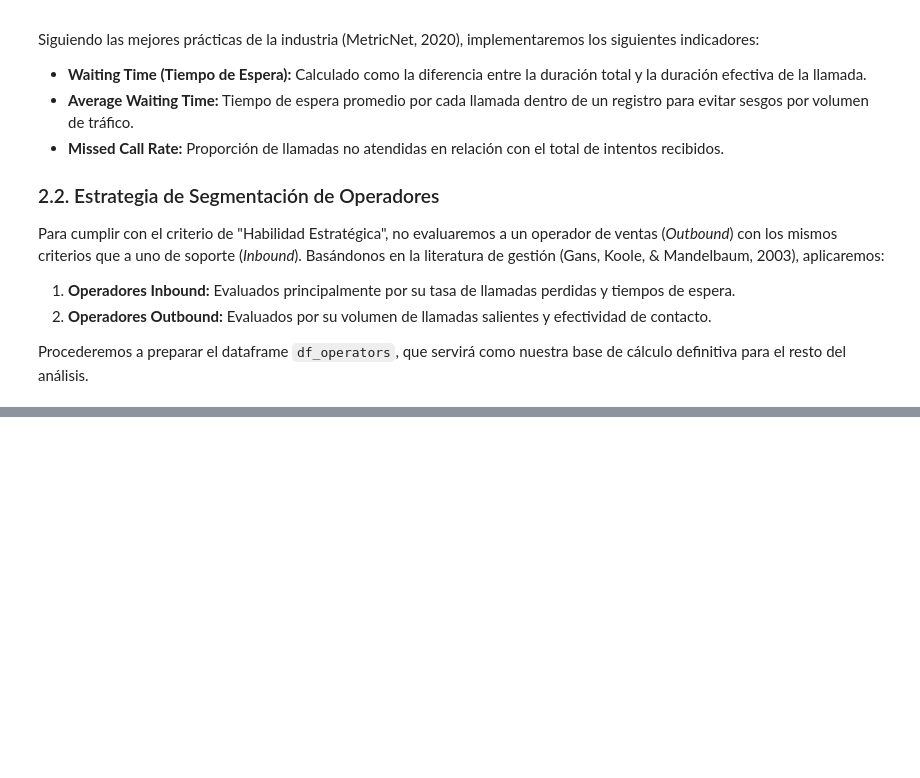
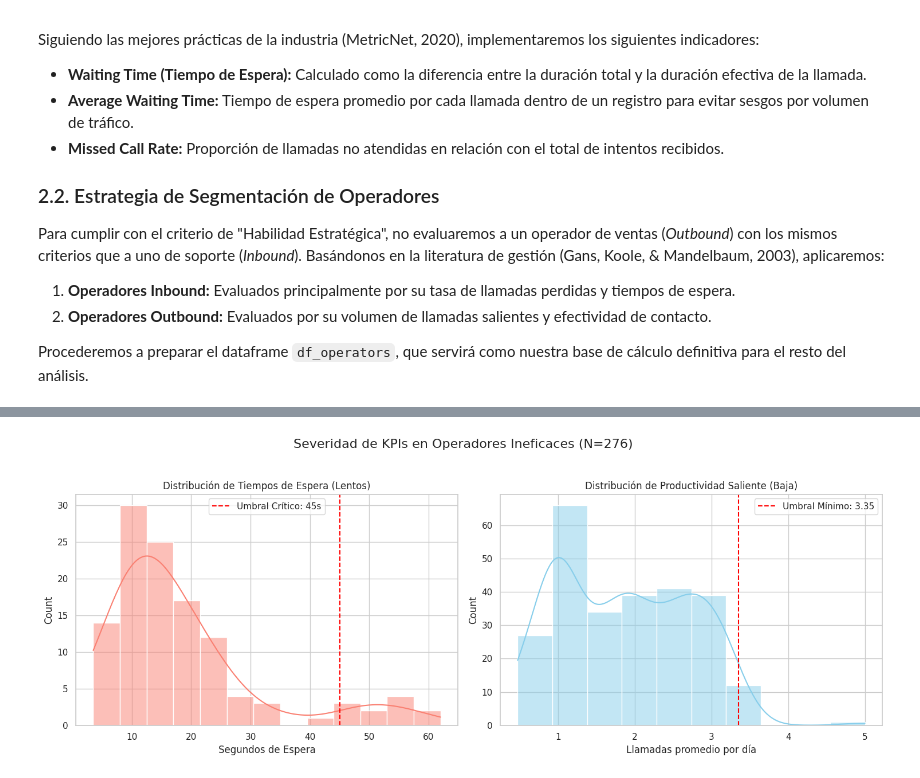
Before and after one commit to gersonv-bda/telecom-operator-efficiency, a Jupyter notebook: notebooks/notebook.ipynb, the cells around one changed output, grey strips where cells are left out. Cells and saved outputs as stored; diff of their text form; code cells hidden in the pictures; blank space fills up the shorter version.

```diff
--- a/notebooks/notebook.ipynb
+++ b/notebooks/notebook.ipynb
@@ -844,0 +765,32 @@ else:
+# %%
+# ==============================================================================
+# PASO 3.2.1: Visualización de la Severidad de la Ineficacia
+# ==============================================================================
+
+# Filtrar solo a los ineficaces detectados en el paso 3.1.1
+df_inefficient = ops_performance[ops_performance['is_inefficient'] == True]
+n_inefficient = len(df_inefficient)
+
+fig, axes = plt.subplots(1, 2, figsize=(15, 6))
+fig.suptitle(f'Severidad de KPIs en Operadores Ineficaces (N={n_inefficient})', fontsize=16)
+
+# Histograma 1: Tiempo de Espera (Inbound/Mixed)
+data_wait = df_inefficient[df_inefficient['role'].isin(['Inbound', 'Mixed'])]['avg_in_wait_time']
+sns.histplot(data_wait, kde=True, ax=axes[0], color='salmon')
+axes[0].axvline(UMBRAL_ESPERA, color='red', linestyle='--', label=f'Umbral Crítico: {UMBRAL_ESPERA}s')
+axes[0].set_title('Distribución de Tiempos de Espera (Lentos)')
+axes[0].set_xlabel('Segundos de Espera')
+axes[0].legend()
+
+# Histograma 2: Llamadas Salientes Diarias (Outbound/Mixed)
+data_out = df_inefficient[df_inefficient['role'].isin(['Outbound', 'Mixed'])]['daily_outbound_avg']
+sns.histplot(data_out, kde=True, ax=axes[1], color='skyblue')
+axes[1].axvline(UMBRAL_OUTBOUND_MIN, color='red', linestyle='--', label=f'Umbral Mínimo: {UMBRAL_OUTBOUND_MIN:.2f}')
+axes[1].set_title('Distribución de Productividad Saliente (Baja)')
+axes[1].set_xlabel('Llamadas promedio por día')
+axes[1].legend()
+
+plt.tight_layout(rect=[0, 0.03, 1, 0.95])
+plt.show()
+# %% [output]
+[figure, added]
```
Also changed, not shown: parts of 57 cells of this notebook, 6 other files.
